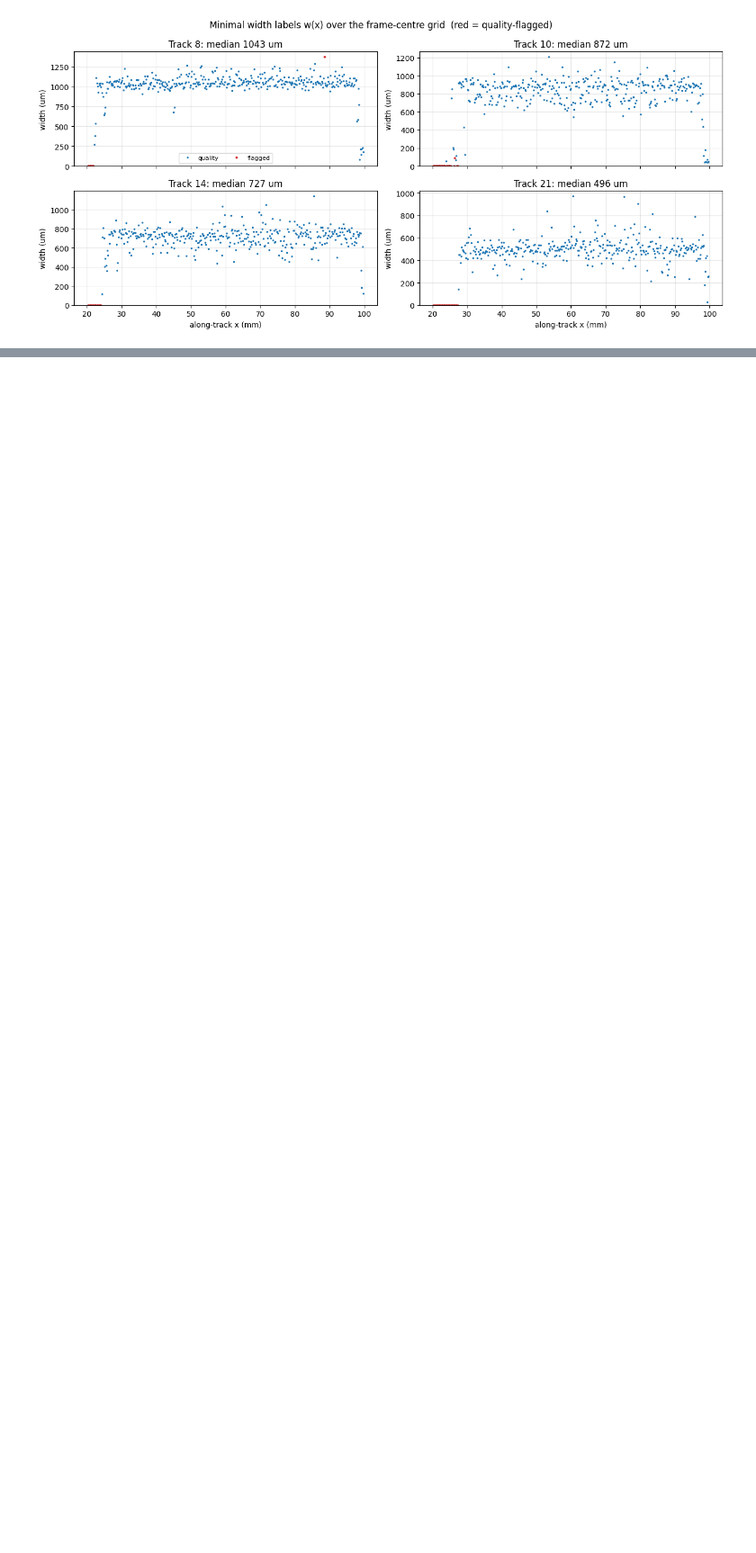
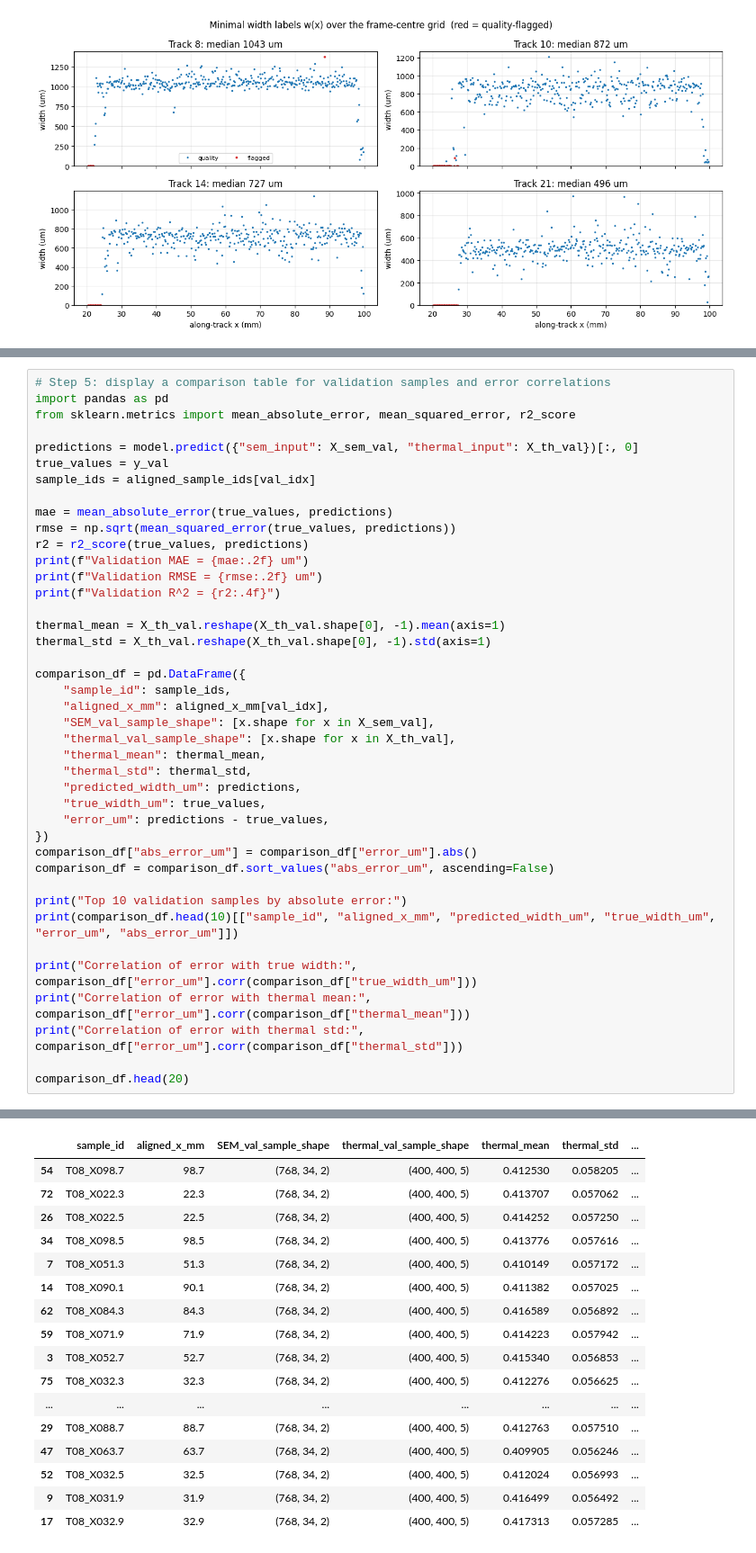
Before and after one commit to frkj600/nsf-fmrg-data-challenge, a Jupyter notebook: notebooks/generate_dataset.ipynb, the cells around one changed output, grey strips where cells are left out. Shown at 90% size. Cells and saved outputs as stored; diff of their text form; blank space fills up the shorter version.

```diff
--- a/notebooks/generate_dataset.ipynb
+++ b/notebooks/generate_dataset.ipynb
@@ -80,0 +468,42 @@ fig.tight_layout(); plt.show()
+# %%
+# Step 5: display a comparison table for validation samples and error correlations
+import pandas as pd
+from sklearn.metrics import mean_absolute_error, mean_squared_error, r2_score
+
+predictions = model.predict({"sem_input": X_sem_val, "thermal_input": X_th_val})[:, 0]
+true_values = y_val
+sample_ids = aligned_sample_ids[val_idx]
+
+mae = mean_absolute_error(true_values, predictions)
+rmse = np.sqrt(mean_squared_error(true_values, predictions))
+r2 = r2_score(true_values, predictions)
+print(f"Validation MAE = {mae:.2f} um")
+print(f"Validation RMSE = {rmse:.2f} um")
+print(f"Validation R^2 = {r2:.4f}")
+
+thermal_mean = X_th_val.reshape(X_th_val.shape[0], -1).mean(axis=1)
+thermal_std = X_th_val.reshape(X_th_val.shape[0], -1).std(axis=1)
+
+comparison_df = pd.DataFrame({
+    "sample_id": sample_ids,
+    "aligned_x_mm": aligned_x_mm[val_idx],
+    "SEM_val_sample_shape": [x.shape for x in X_sem_val],
+    "thermal_val_sample_shape": [x.shape for x in X_th_val],
+    "thermal_mean": thermal_mean,
+    "thermal_std": thermal_std,
+    "predicted_width_um": predictions,
+    "true_width_um": true_values,
+    "error_um": predictions - true_values,
+})
+comparison_df["abs_error_um"] = comparison_df["error_um"].abs()
+comparison_df = comparison_df.sort_values("abs_error_um", ascending=False)
+
+print("Top 10 validation samples by absolute error:")
+print(comparison_df.head(10)[["sample_id", "aligned_x_mm", "predicted_width_um", "true_width_um", "error_um", "abs_error_um"]])
+
+print("Correlation of error with true width:", comparison_df["error_um"].corr(comparison_df["true_width_um"]))
+print("Correlation of error with thermal mean:", comparison_df["error_um"].corr(comparison_df["thermal_mean"]))
+print("Correlation of error with thermal std:", comparison_df["error_um"].corr(comparison_df["thermal_std"]))
+
+comparison_df.head(20)
+# %% [output]
@@ -80,0 +527,17 @@ fig.tight_layout(); plt.show()
+|  | sample_id | aligned_x_mm | SEM_val_sample_shape | thermal_val_sample_shape | thermal_mean | thermal_std | ... |
+| 54 | T08_X098.7 | 98.7 | (768, 34, 2) | (400, 400, 5) | 0.412530 | 0.058205 | ... |
+| 72 | T08_X022.3 | 22.3 | (768, 34, 2) | (400, 400, 5) | 0.413707 | 0.057062 | ... |
+| 26 | T08_X022.5 | 22.5 | (768, 34, 2) | (400, 400, 5) | 0.414252 | 0.057250 | ... |
+| 34 | T08_X098.5 | 98.5 | (768, 34, 2) | (400, 400, 5) | 0.413776 | 0.057616 | ... |
+| 7 | T08_X051.3 | 51.3 | (768, 34, 2) | (400, 400, 5) | 0.410149 | 0.057172 | ... |
+| 14 | T08_X090.1 | 90.1 | (768, 34, 2) | (400, 400, 5) | 0.411382 | 0.057025 | ... |
+| 62 | T08_X084.3 | 84.3 | (768, 34, 2) | (400, 400, 5) | 0.416589 | 0.056892 | ... |
+| 59 | T08_X071.9 | 71.9 | (768, 34, 2) | (400, 400, 5) | 0.414223 | 0.057942 | ... |
+| 3 | T08_X052.7 | 52.7 | (768, 34, 2) | (400, 400, 5) | 0.415340 | 0.056853 | ... |
+| 75 | T08_X032.3 | 32.3 | (768, 34, 2) | (400, 400, 5) | 0.412276 | 0.056625 | ... |
+| ... | ... | ... | ... | ... | ... | ... | ... |
+| 29 | T08_X088.7 | 88.7 | (768, 34, 2) | (400, 400, 5) | 0.412763 | 0.057510 | ... |
+| 47 | T08_X063.7 | 63.7 | (768, 34, 2) | (400, 400, 5) | 0.409905 | 0.056246 | ... |
+| 52 | T08_X032.5 | 32.5 | (768, 34, 2) | (400, 400, 5) | 0.412024 | 0.056993 | ... |
+| 9 | T08_X031.9 | 31.9 | (768, 34, 2) | (400, 400, 5) | 0.416499 | 0.056492 | ... |
+| 17 | T08_X032.9 | 32.9 | (768, 34, 2) | (400, 400, 5) | 0.417313 | 0.057285 | ... |
```
Also changed, not shown: parts of 14 cells of this notebook.
